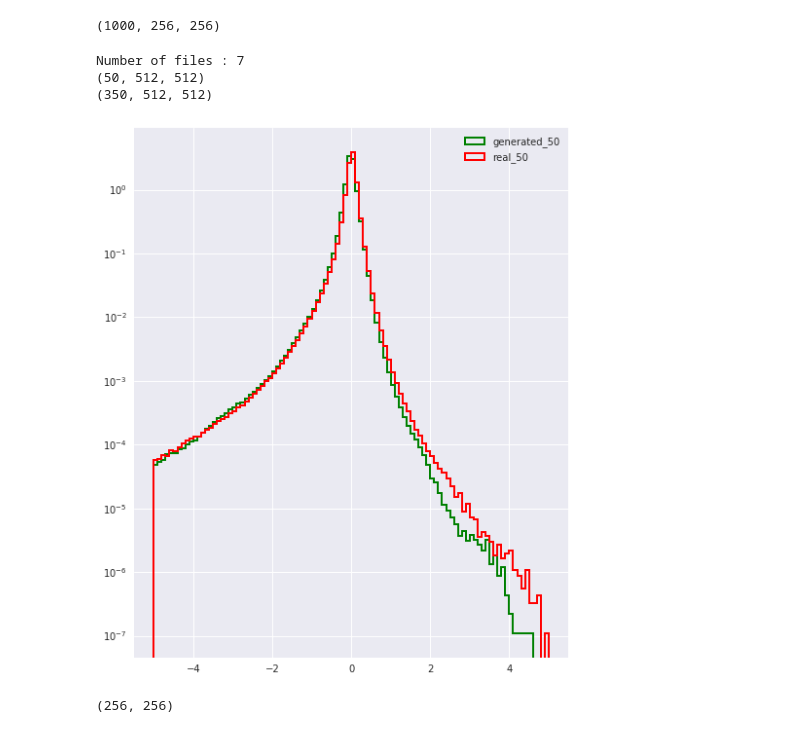
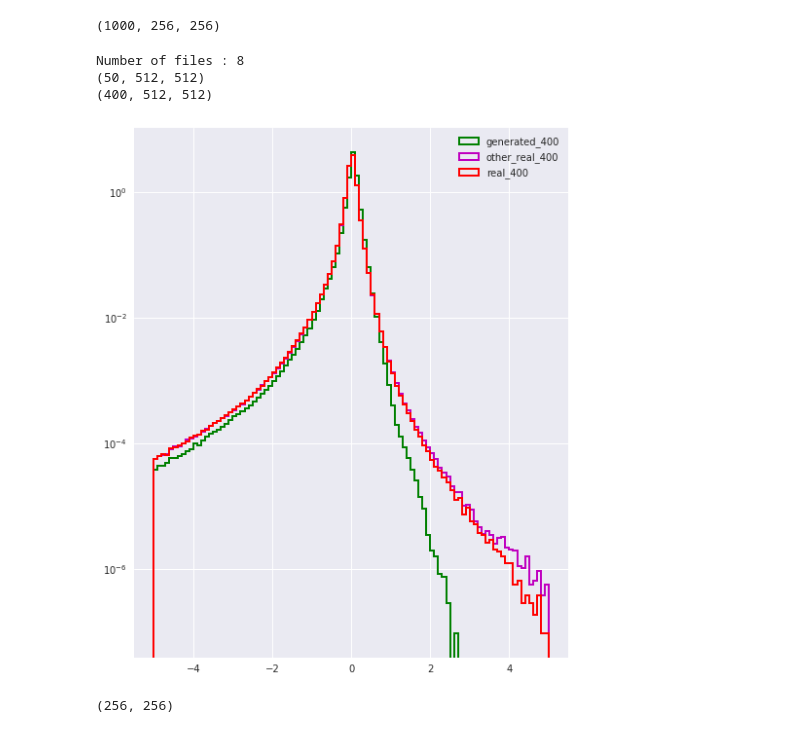
Before and after one commit to rishabh135/climate_stylegan, a Jupyter notebook: jupyter_notebooks/metrics_climate_data.ipynb, the cells around one changed output. Cells and saved outputs as stored; diff of their text form; code cells hidden in the pictures.

```diff
--- a/jupyter_notebooks/metrics_climate_data.ipynb
+++ b/jupyter_notebooks/metrics_climate_data.ipynb
@@ -75,7 +73,10 @@ print(tmp_real_val.shape)
 # %%
 # generated_images_npy
 # 159490 the most recent generator counter
-climate_counter = 255468
+# climate_counter = 255468
+
+climate_counter = 329218
+
 climate_npy_files = "/global/cscratch1/sd/rgupta2/backup/climate_stylegan/stored_outputs/wo_norm_512/result/single_generator_results/generator_{}_images_50_file_*.npy".format(climate_counter)
 generated_files = sorted(glob(climate_npy_files))[:]
 
@@ -94,17 +95,17 @@ generated_images_new = np.concatenate(generated_image_list, axis=0)
 print(generated_image_list[0].shape)
 print(generated_images_new.shape)
 # %% [output]
-Number of files : 7
+Number of files : 8
 (50, 512, 512)
-(350, 512, 512)
+(400, 512, 512)
 # %%
 
-plt.hist([numpy_array_of_omega[:350].flatten(),  generated_images_new.flatten() ], color=['r', 'g'], bins=100, range=[-5,5], linewidth=2 ,histtype='step', label=["real_50", "generated_50"], density=True)
+plt.hist([numpy_array_of_omega[:400].flatten(), numpy_array_of_omega[600:].flatten(),  generated_images_new.flatten() ], color=['r', 'm', 'g'], bins=100, range=[-5,5], linewidth=2 ,histtype='step', label=["real_400", "other_real_400", "generated_400"], density=True)
 plt.yscale("log")
 plt.legend(loc='best')
-plt.savefig("wo_norm_512_plot_255468_350_images.png", dpi=200)
+plt.savefig("wo_norm_512_plot_329218_400_images.png", dpi=200)
 # %% [output]
-[figure, old version]
+[figure, new version]
 # %%
 
 # to shuffle_or not
```
Also changed, not shown: parts of 2 cells of this notebook, 2 other files.
